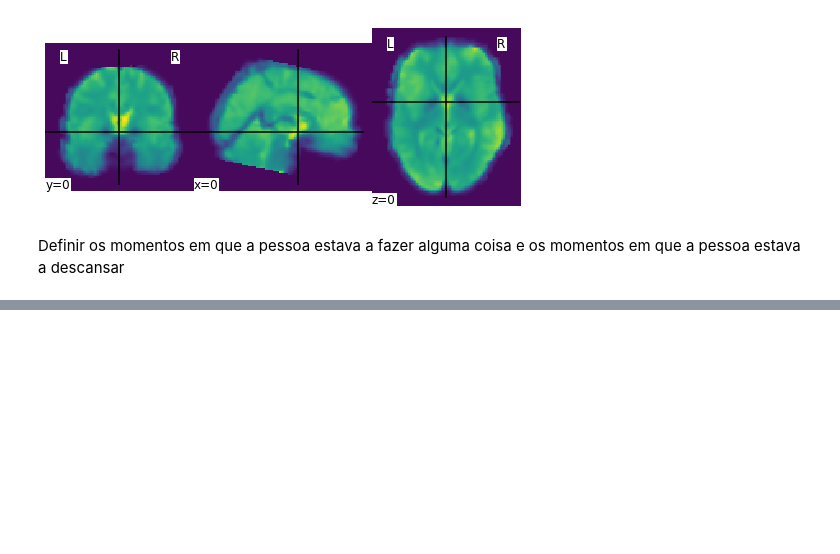
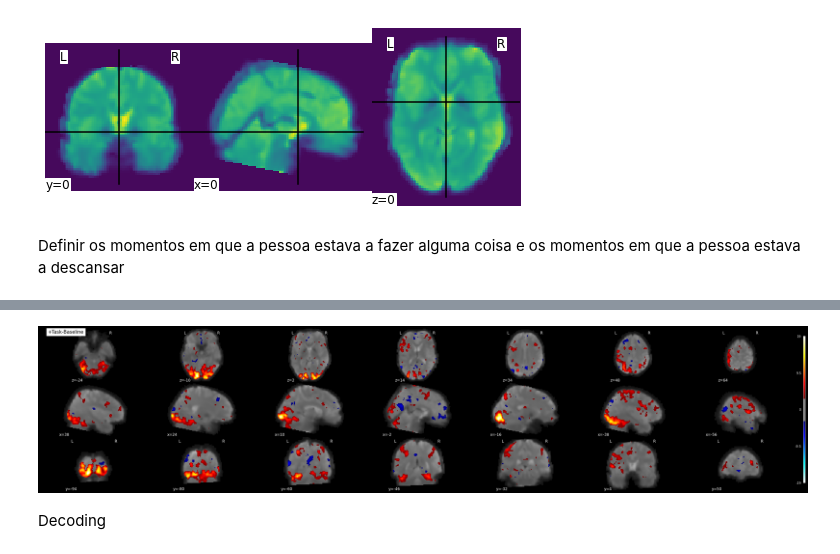
Before and after one commit to brunodireito/MVPA-speech_project, a Jupyter notebook: anan0gueira-Git/ProjetoTeste.ipynb, the cells around one changed output, grey strips where cells are left out. Cells and saved outputs as stored; diff of their text form; code cells hidden in the pictures; blank space fills up the shorter version.

```diff
--- a/anan0gueira-Git/ProjetoTeste.ipynb
+++ b/anan0gueira-Git/ProjetoTeste.ipynb
@@ -104,0 +151,7 @@ FileNotFoundError: [Errno 2] No such file or directory: '/Users/ananogueira/Desk
+# %%
+contrast_matrix = np.eye(design_matrix.shape[1])
+basic_contrasts = dict([(column, contrast_matrix[i])
+                        for i, column in enumerate(design_matrix.columns)])
+basic_contrasts['+Task-Baseline'] = (
+    basic_contrasts['Task ']
+    - basic_contrasts['Baseline '])
@@ -104,0 +169,12 @@ FileNotFoundError: [Errno 2] No such file or directory: '/Users/ananogueira/Desk
+# %%
+mean_image = mean_img(fmri_img)
+z_map = fmri_glm.compute_contrast(basic_contrasts['+Task-Baseline'], output_type='z_score')
+# %%
+# plot the contrasts
+# the display is overlayed on the mean fMRI image
+# a threshold of 3.0 is used, more sophisticated choices are possible
+plotting.plot_stat_map(
+    z_map, bg_img=mean_image, threshold=3, display_mode='mosaic', black_bg=True, title='+Task-Baseline')
+plotting.show()
+# %% [output]
+[figure, added]
@@ -104,0 +184,2 @@ FileNotFoundError: [Errno 2] No such file or directory: '/Users/ananogueira/Desk
+# %% [markdown]
+Decoding
```
Also changed, not shown: parts of 14 cells of this notebook, 1 other file.
